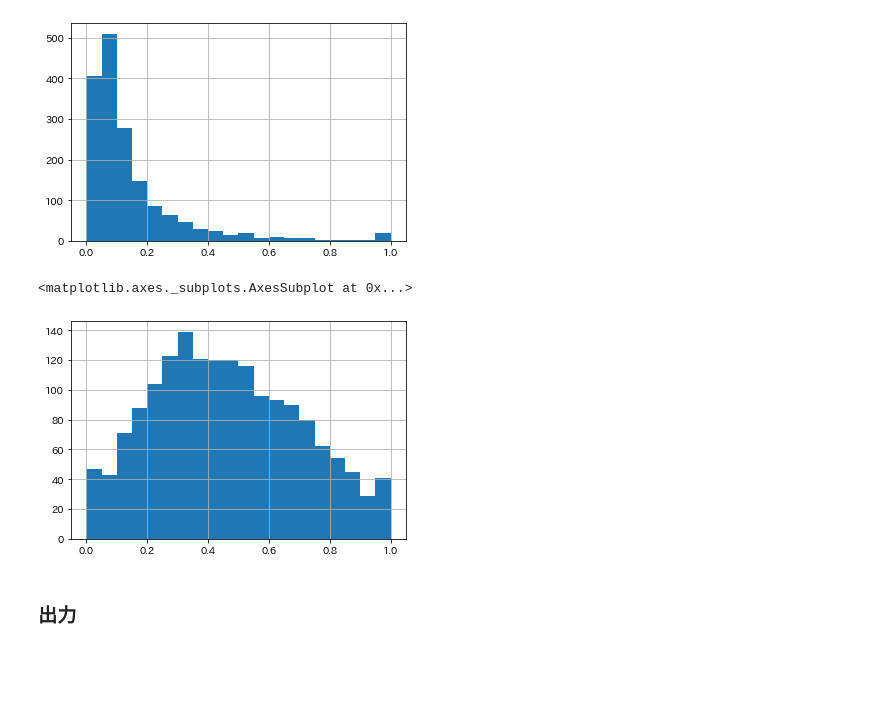
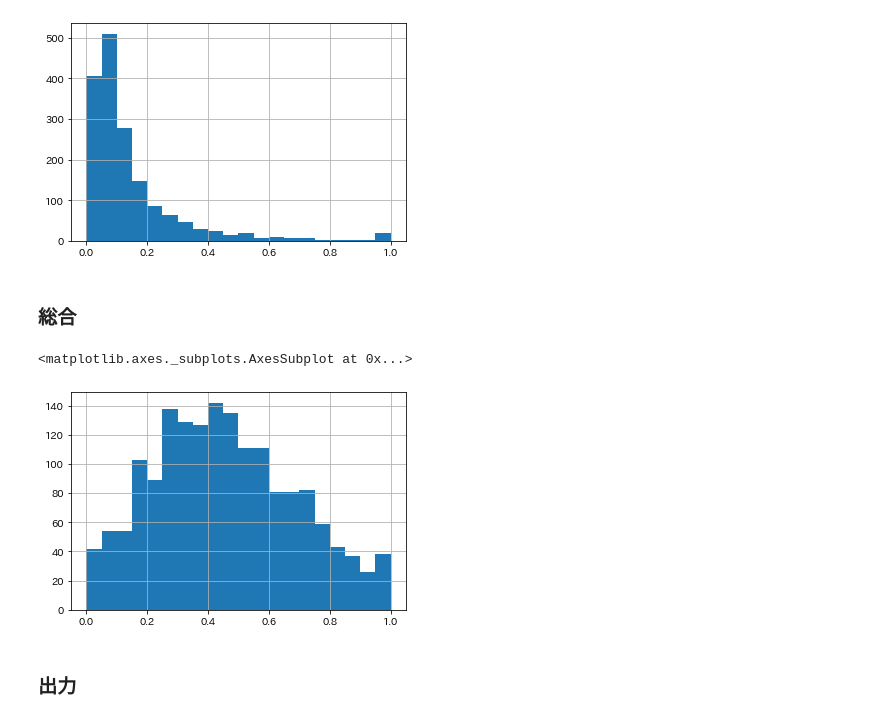
Before and after one commit to yumehara/hackday_2022, a Jupyter notebook: notebooks/all_city_score.ipynb, the cells around one changed output. Cells and saved outputs as stored; diff of their text form; code cells hidden in the pictures; blank space fills up the shorter version.

Commit message:
Update: weight for total score

```diff
--- a/notebooks/all_city_score.ipynb
+++ b/notebooks/all_city_score.ipynb
@@ -310,16 +310,21 @@ df_score['防災スコア'].hist(bins=20)
 # %% [output]
 <matplotlib.axes._subplots.AxesSubplot at 0x...>
 [figure]
+# %% [markdown]
+### 総合
 # %%
 score_list = []
-for col in ['人口分布', '財政', '教育', '社会福祉', '医療', '治安', '環境', '防災']:
+for col in ['人口分布', '財政', '教育', '社会福祉', '医療', '治安']:
     score_list.append(df_score[col])
+for col in ['環境', '防災']:
+    score_list.append(df_score[col]*0.3)
+
 df_score['総合スコア'] = normalize_score(pd.concat(score_list, axis=1).mean(axis=1, skipna=True))
 df_score['総合'] = rank_score(df_score['総合スコア'])
 df_score['総合スコア'].hist(bins=20)
 # %% [output]
 <matplotlib.axes._subplots.AxesSubplot at 0x...>
-[figure, old version]
+[figure, new version]
 # %% [markdown]
 ### 出力
 # %%
```
Also changed, not shown: parts of 6 cells of this notebook.
